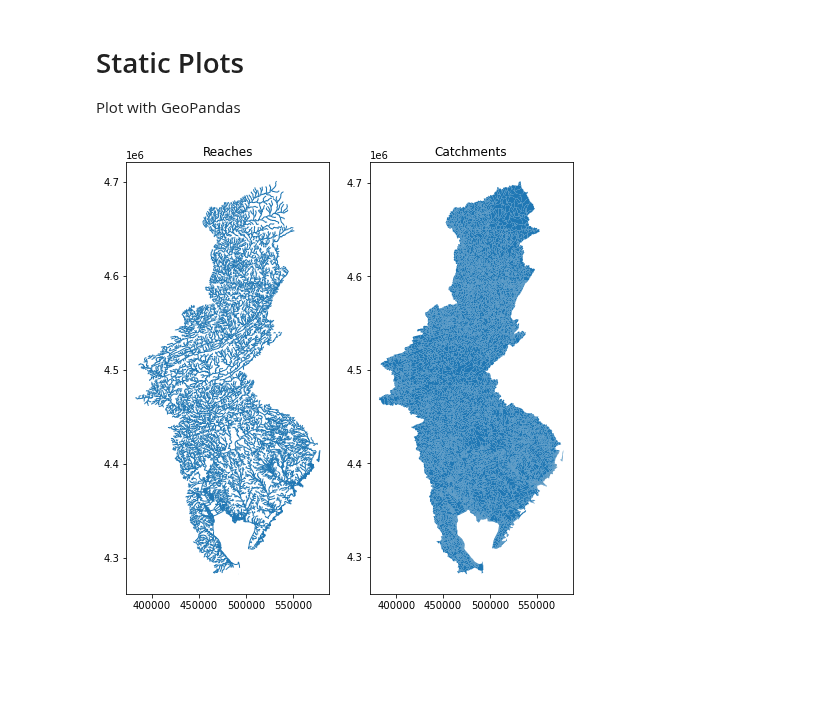
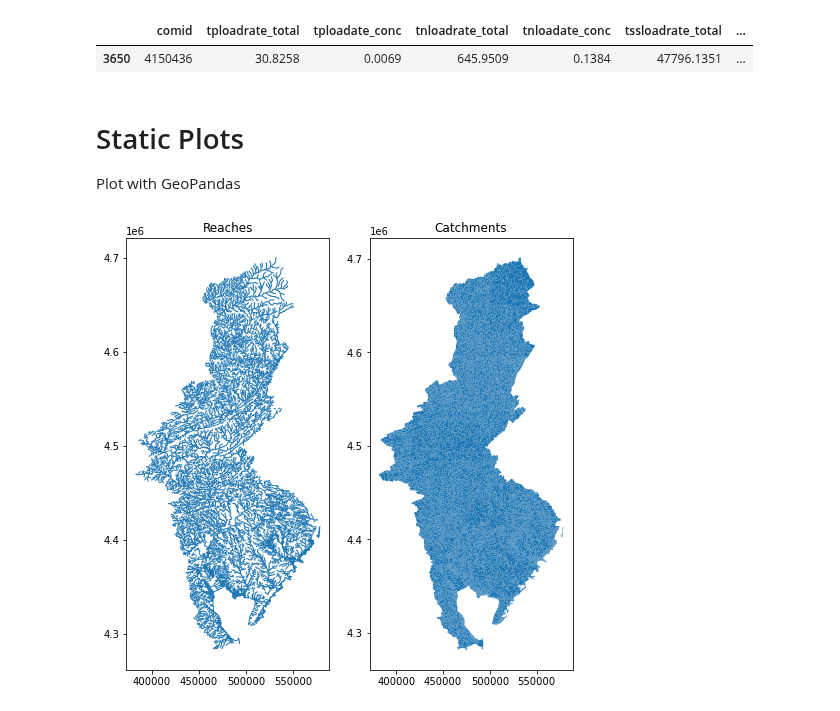
Before and after one commit to TheAcademyofNaturalSciences/WikiSRATMicroService, a Jupyter notebook: WikiSRAT_AnalysisViz.ipynb, the cells around one changed output. Drawn from its saved outputs; the diff is of its cells as text; code cells hidden in the pictures; blank space fills up the shorter version.

```diff
--- a/WikiSRAT_AnalysisViz.ipynb
+++ b/WikiSRAT_AnalysisViz.ipynb
@@ -53,4 +60,15 @@ import plotly.express as px
+# %%
+# username = "Sarah"
+username = "Anthony"
+# %%
+# Set alternate project & data folders
+if username == "Anthony":
+    project_folder = Path('/Users/aaufdenkampe/Documents/Python/WikiSRATMicroService')
+elif username == "Sarah":
+    project_folder = Path('C:/Users/sjordan/Documents/Python/WikiSRATMicroService')
+data_folder    = Path('data/')
 # %%
+%%time
 # read data from parquet files
-base_gdf = gpd.read_parquet('base_df.parquet')
-rest_gdf = gpd.read_parquet('rest_df.parquet')
+base_gdf = gpd.read_parquet(project_folder / data_folder /'base_df.parquet')
+rest_gdf = gpd.read_parquet(project_folder / data_folder /'rest_df.parquet')
@@ -61,3 +122,8 @@ base_gdf_catch = gpd.GeoDataFrame(base_gdf, geometry="geom_catchment")
+# %%
+base_gdf.loc[base_gdf['comid']== 4150436]
+# %% [output]
+|  | comid | tploadrate_total | tploadate_conc | tnloadrate_total | tnloadate_conc | tssloadrate_total | ... |
+| 3650 | 4150436 | 30.8258 | 0.0069 | 645.9509 | 0.1384 | 47796.1351 | ... |
 # %% [markdown]
 # Static Plots
 
```
Also changed, not shown: parts of 7 cells of this notebook, 4 other files.
